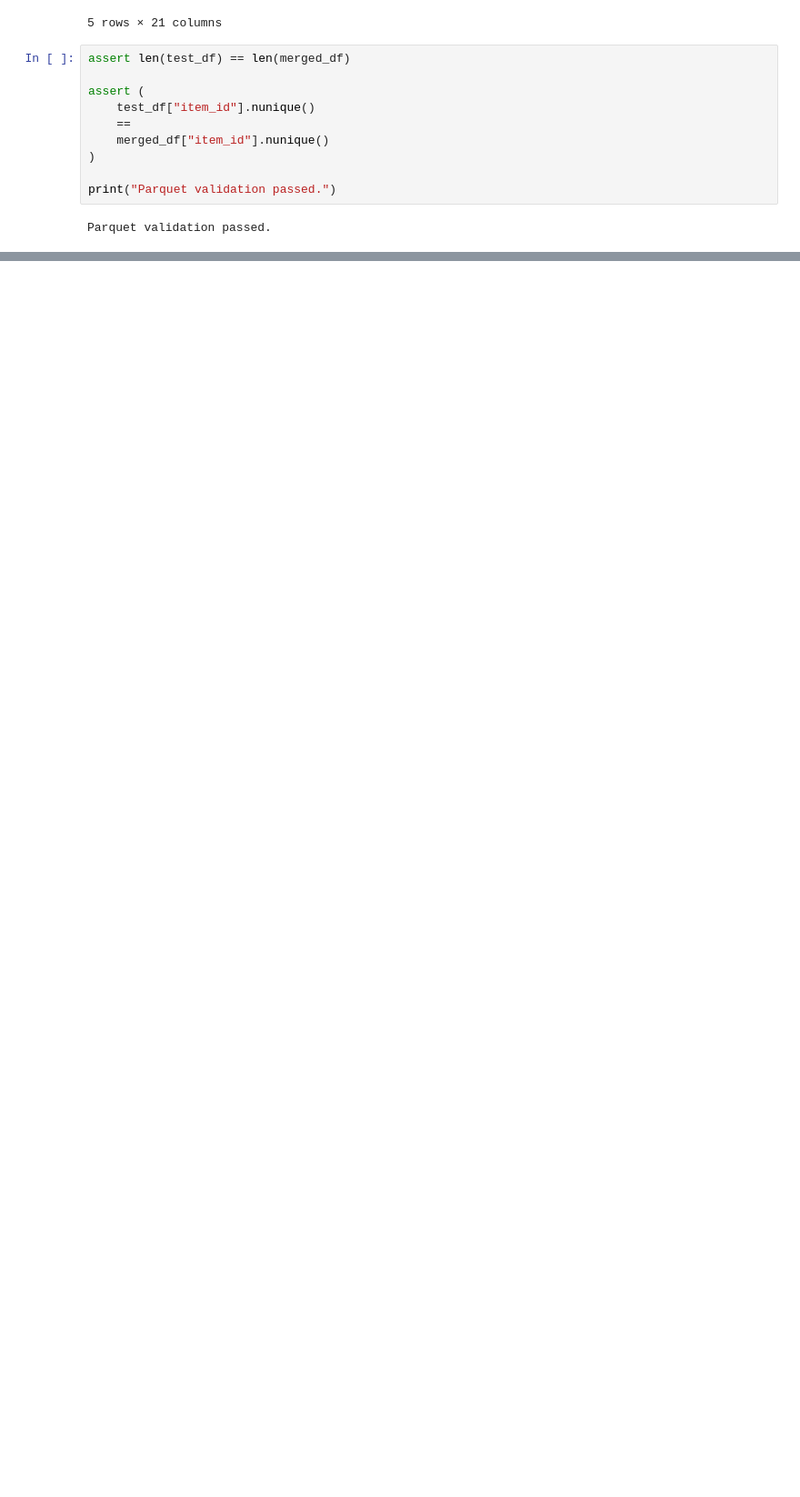
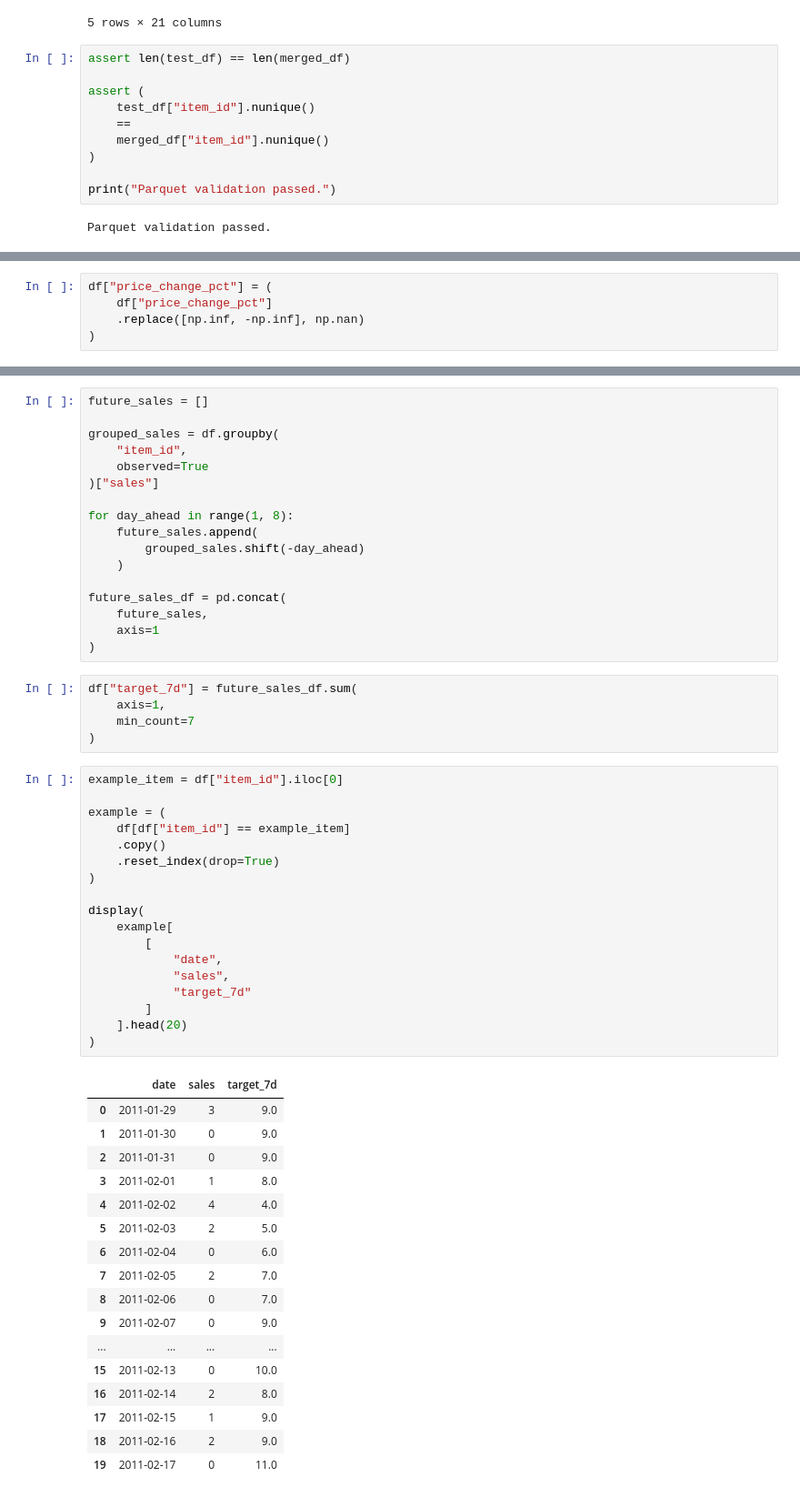
Before and after one commit to lasithalankajeewa/ML-StockPredict, a Jupyter notebook: notebooks/02_feature_engineering.ipynb, the cells around one changed output, grey strips where cells are left out. Shown at 91% size. Drawn from its saved outputs; the diff is of its cells as text; blank space fills up the shorter version.

```diff
--- a/notebooks/02_feature_engineering.ipynb
+++ b/notebooks/02_feature_engineering.ipynb
@@ -631,0 +877,5 @@ Parquet validation passed.
+# %%
+df["price_change_pct"] = (
+    df["price_change_pct"]
+    .replace([np.inf, -np.inf], np.nan)
+)
@@ -631,0 +902,58 @@ Parquet validation passed.
+# %%
+future_sales = []
+
+grouped_sales = df.groupby(
+    "item_id",
+    observed=True
+)["sales"]
+
+for day_ahead in range(1, 8):
+    future_sales.append(
+        grouped_sales.shift(-day_ahead)
+    )
+
+future_sales_df = pd.concat(
+    future_sales,
+    axis=1
+)
+# %%
+df["target_7d"] = future_sales_df.sum(
+    axis=1,
+    min_count=7
+)
+# %%
+example_item = df["item_id"].iloc[0]
+
+example = (
+    df[df["item_id"] == example_item]
+    .copy()
+    .reset_index(drop=True)
+)
+
+display(
+    example[
+        [
+            "date",
+            "sales",
+            "target_7d"
+        ]
+    ].head(20)
+)
+# %% [output]
+|  | date | sales | target_7d |
+| 0 | 2011-01-29 | 3 | 9.0 |
+| 1 | 2011-01-30 | 0 | 9.0 |
+| 2 | 2011-01-31 | 0 | 9.0 |
+| 3 | 2011-02-01 | 1 | 8.0 |
+| 4 | 2011-02-02 | 4 | 4.0 |
+| 5 | 2011-02-03 | 2 | 5.0 |
+| 6 | 2011-02-04 | 0 | 6.0 |
+| 7 | 2011-02-05 | 2 | 7.0 |
+| 8 | 2011-02-06 | 0 | 7.0 |
+| 9 | 2011-02-07 | 0 | 9.0 |
+| ... | ... | ... | ... |
+| 15 | 2011-02-13 | 0 | 10.0 |
+| 16 | 2011-02-14 | 2 | 8.0 |
+| 17 | 2011-02-15 | 1 | 9.0 |
+| 18 | 2011-02-16 | 2 | 9.0 |
+| 19 | 2011-02-17 | 0 | 11.0 |
```
Also changed, not shown: parts of 38 cells of this notebook, 3 other files.
